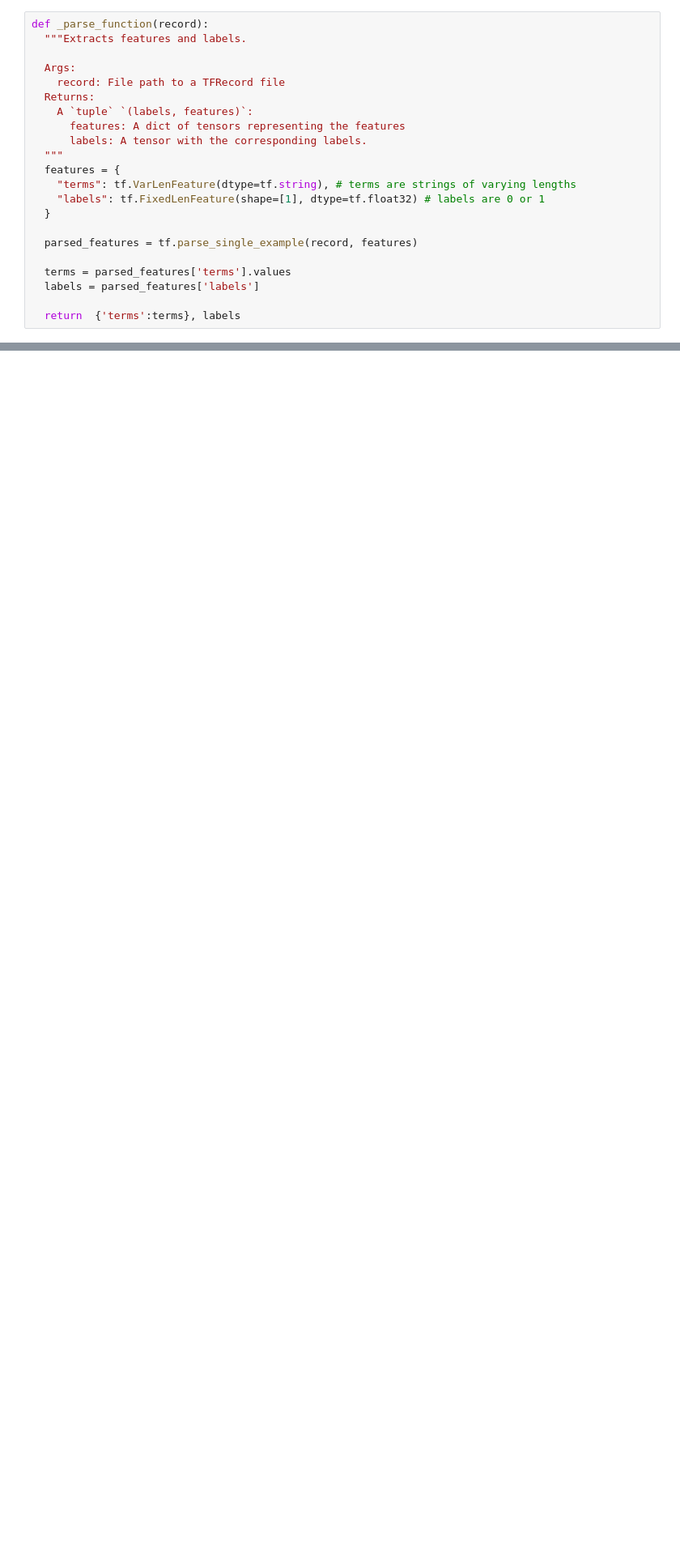
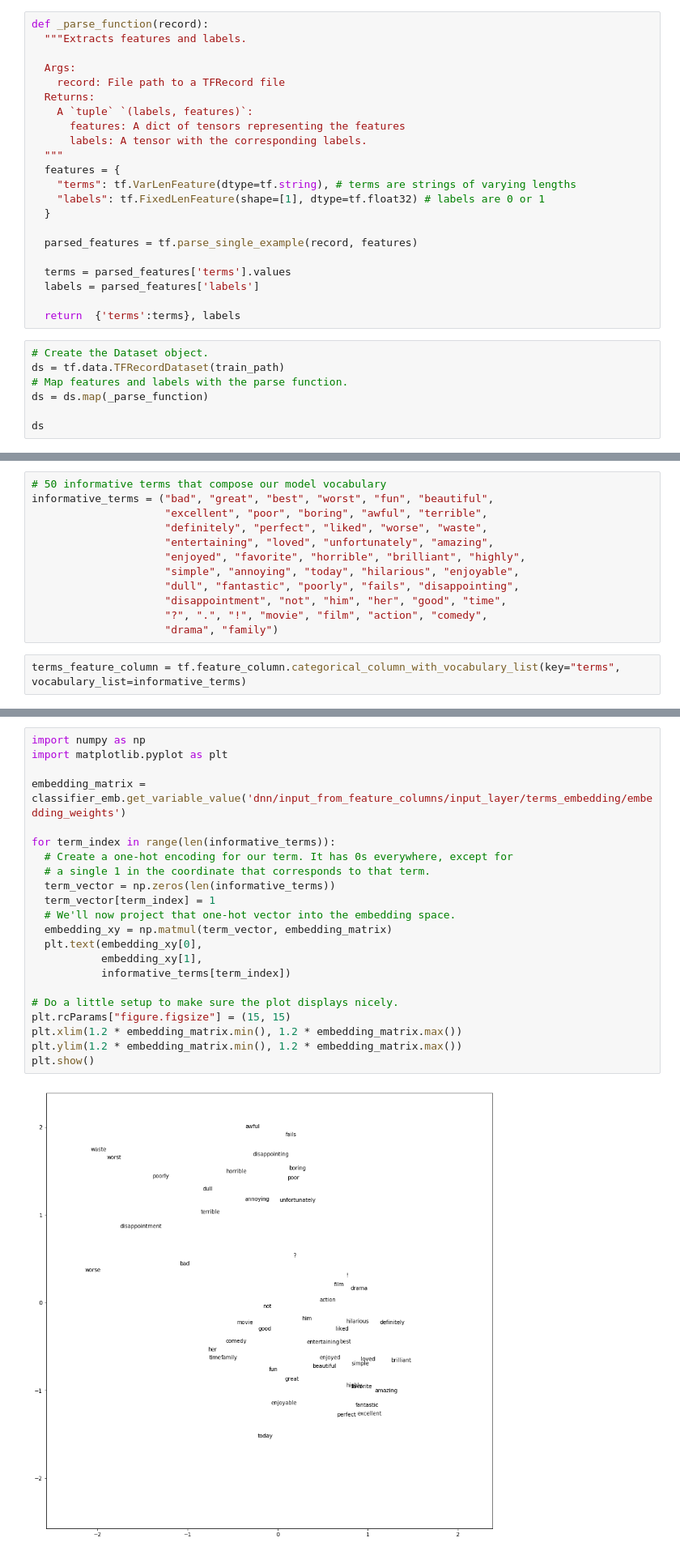
Before and after one commit to frolovconst/crash_course, a Jupyter notebook: embeddings/embeddings.ipynb, the cells around one changed output, grey strips where cells are left out. Shown at 81% size. Cells and saved outputs as stored; diff of their text form; blank space fills up the shorter version.

Commit message:
embeddings completed

```diff
--- a/embeddings/embeddings.ipynb
+++ b/embeddings/embeddings.ipynb
@@ -44,3 +44,10 @@ def _parse_function(record):
   labels = parsed_features['labels']
 
   return  {'terms':terms}, labels
+# %%
+# Create the Dataset object.
+ds = tf.data.TFRecordDataset(train_path)
+# Map features and labels with the parse function.
+ds = ds.map(_parse_function)
+
+ds
@@ -46,0 +100,14 @@ def _parse_function(record):
+# %%
+# 50 informative terms that compose our model vocabulary
+informative_terms = ("bad", "great", "best", "worst", "fun", "beautiful",
+                     "excellent", "poor", "boring", "awful", "terrible",
+                     "definitely", "perfect", "liked", "worse", "waste",
+                     "entertaining", "loved", "unfortunately", "amazing",
+                     "enjoyed", "favorite", "horrible", "brilliant", "highly",
+                     "simple", "annoying", "today", "hilarious", "enjoyable",
+                     "dull", "fantastic", "poorly", "fails", "disappointing",
+                     "disappointment", "not", "him", "her", "good", "time",
+                     "?", ".", "!", "movie", "film", "action", "comedy",
+                     "drama", "family")
+# %%
+terms_feature_column = tf.feature_column.categorical_column_with_vocabulary_list(key="terms", vocabulary_list=informative_terms)
@@ -46,0 +343,24 @@ def _parse_function(record):
+# %%
+import numpy as np
+import matplotlib.pyplot as plt
+
+embedding_matrix = classifier_emb.get_variable_value('dnn/input_from_feature_columns/input_layer/terms_embedding/embedding_weights')
+
+for term_index in range(len(informative_terms)):
+  # Create a one-hot encoding for our term. It has 0s everywhere, except for
+  # a single 1 in the coordinate that corresponds to that term.
+  term_vector = np.zeros(len(informative_terms))
+  term_vector[term_index] = 1
+  # We'll now project that one-hot vector into the embedding space.
+  embedding_xy = np.matmul(term_vector, embedding_matrix)
+  plt.text(embedding_xy[0],
+           embedding_xy[1],
+           informative_terms[term_index])
+
+# Do a little setup to make sure the plot displays nicely.
+plt.rcParams["figure.figsize"] = (15, 15)
+plt.xlim(1.2 * embedding_matrix.min(), 1.2 * embedding_matrix.max())
+plt.ylim(1.2 * embedding_matrix.min(), 1.2 * embedding_matrix.max())
+plt.show()
+# %% [output]
+[figure, added]
```
Also changed, not shown: parts of 20 cells of this notebook, 1 other file.
